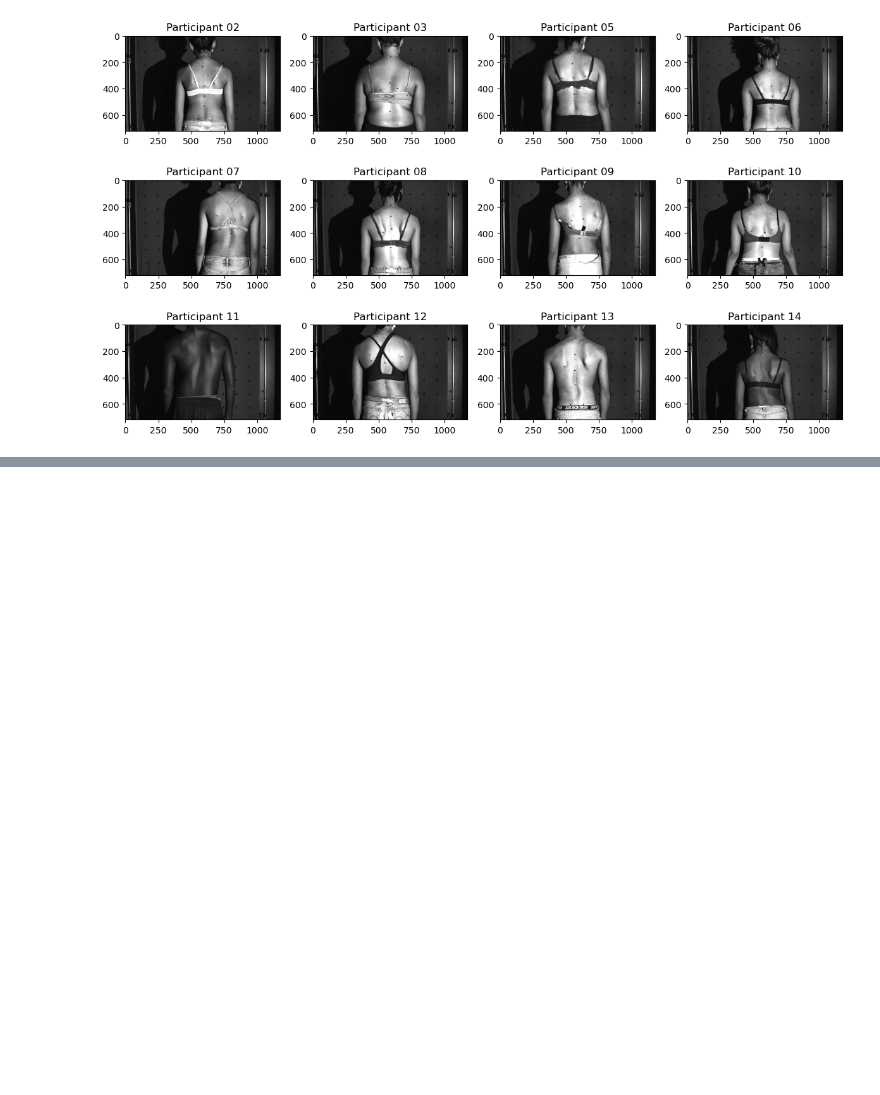
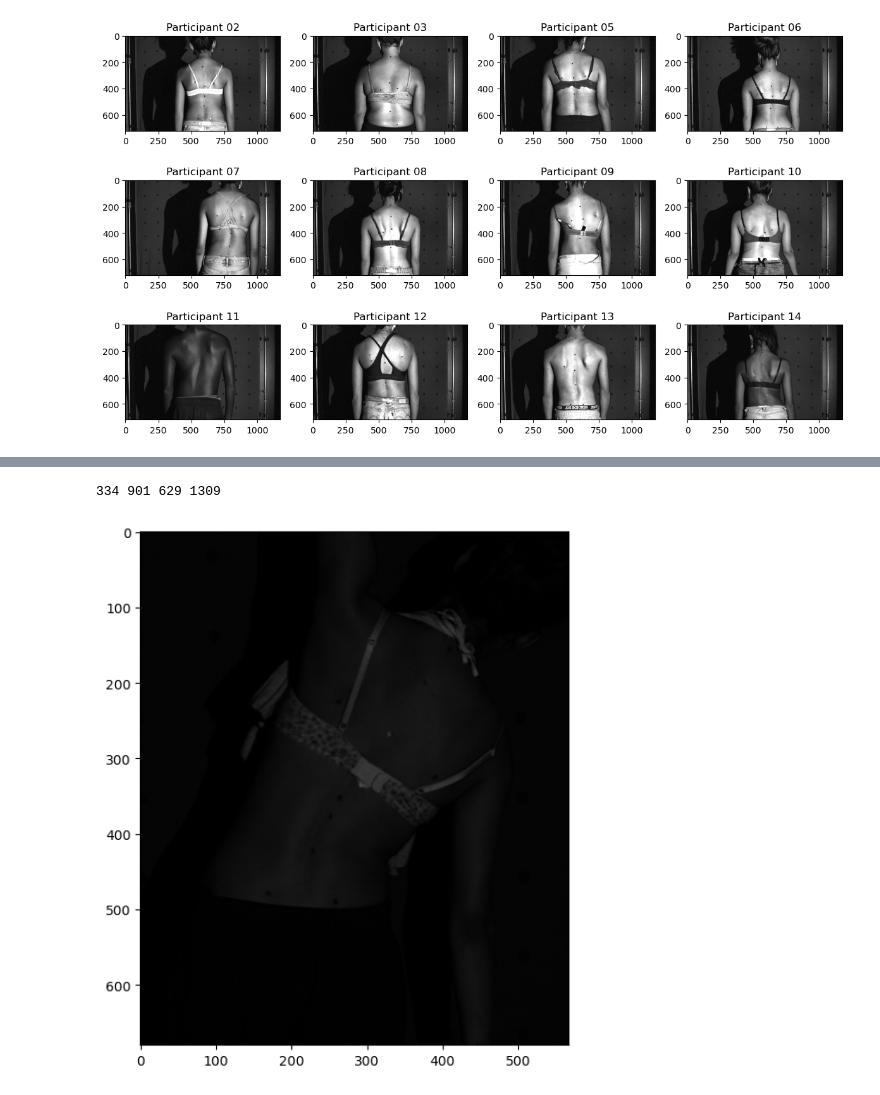
Before and after one commit to ghazalebra/interface_scoliose, a Jupyter notebook: automatic_crop.ipynb, the cells around one changed output, grey strips where cells are left out. Saved outputs shown, nothing was run; the diff lists cells and outputs as text; code cells hidden in the pictures; blank space fills up the shorter version.

```diff
--- a/automatic_crop.ipynb
+++ b/automatic_crop.ipynb
@@ -158,0 +181,19 @@ with open(path+'\dict\positions.json', 'w') as positions:
+# %%
+im = cv2.imread(r'D:\StageE23\Data\Ete_2023\Participant19\BD\Contraint\Prise01\intensity\pt19_BD_Contraint_01_124368_I_0.jpg')
+
+body_LR = np.argwhere(z_nobg[1250,:])
+body_HL = np.argwhere(z_nobg[:1500,600])
+left = int(body_LR[0])
+right = int(body_LR[-1])
+
+w1 = left-50
+w2 = right+100
+h1 = int(body_HL[0])+150
+h2 = h1+int(6/5*(w2-w1))
+
+print(w1, w2, h1, h2)
+plt.imshow(im[h1:h2, w1:w2])
+plt.show()
+# %% [output]
+334 901 629 1309
+[figure, added]
```
Also changed, not shown: parts of 2 cells of this notebook, 5 other files.
